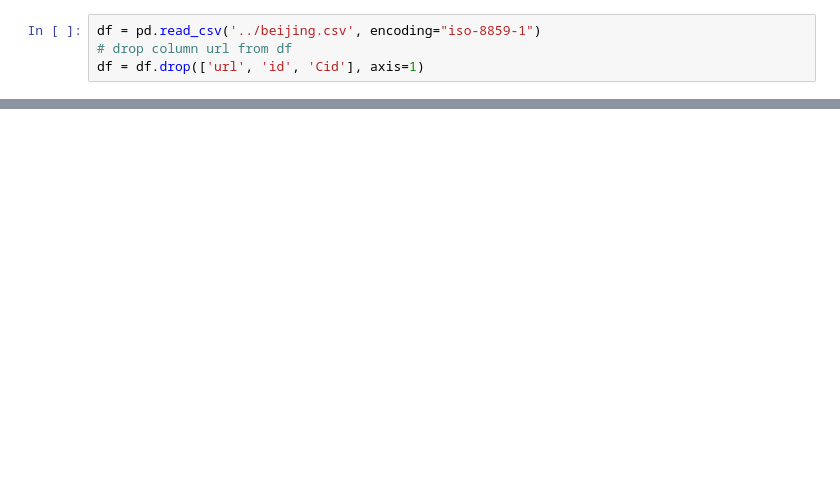
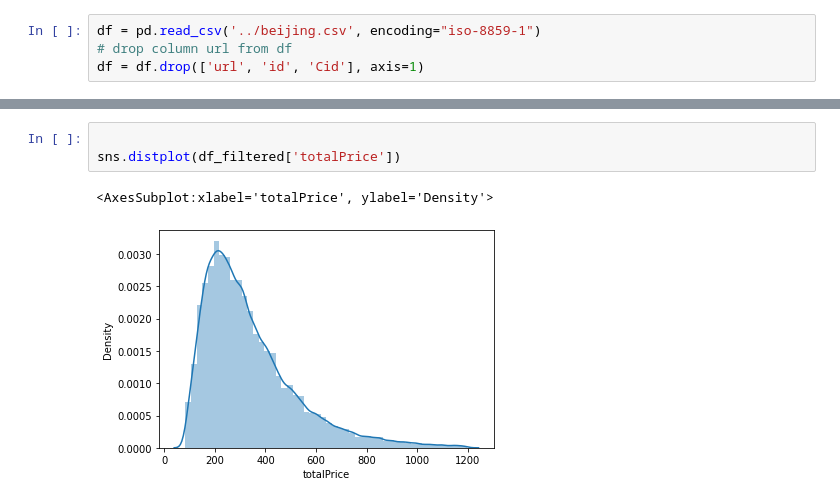
Before and after one commit to fhgr-cds-archive-class-2021/fhgr-3-s-ml-project-group-2, a Jupyter notebook: andre/eda.ipynb, the cells around one changed output, grey strips where cells are left out. Cells and saved outputs as stored; diff of their text form; blank space fills up the shorter version.

```diff
--- a/andre/eda.ipynb
+++ b/andre/eda.ipynb
@@ -26,0 +36,6 @@ memory usage: 56.0+ MB
+# %%
+
+sns.distplot(df_filtered['totalPrice'])
+# %% [output]
+<AxesSubplot:xlabel='totalPrice', ylabel='Density'>
+[figure, added]
```
Also changed, not shown: parts of 6 cells of this notebook, 1 other file.
